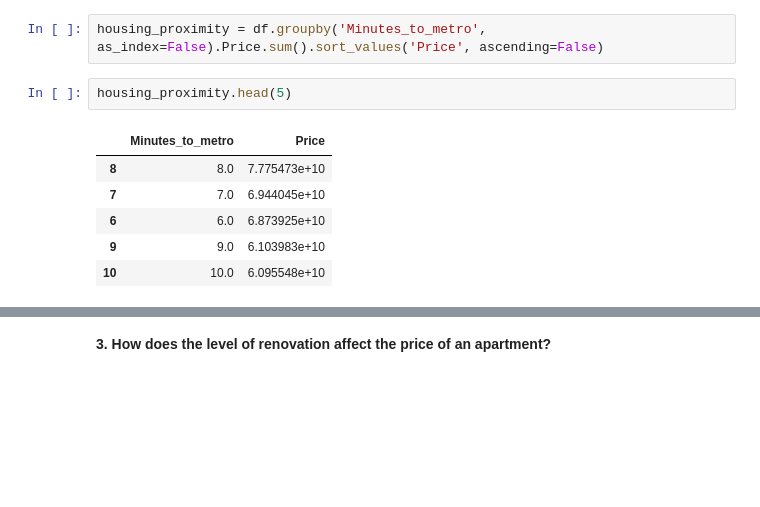
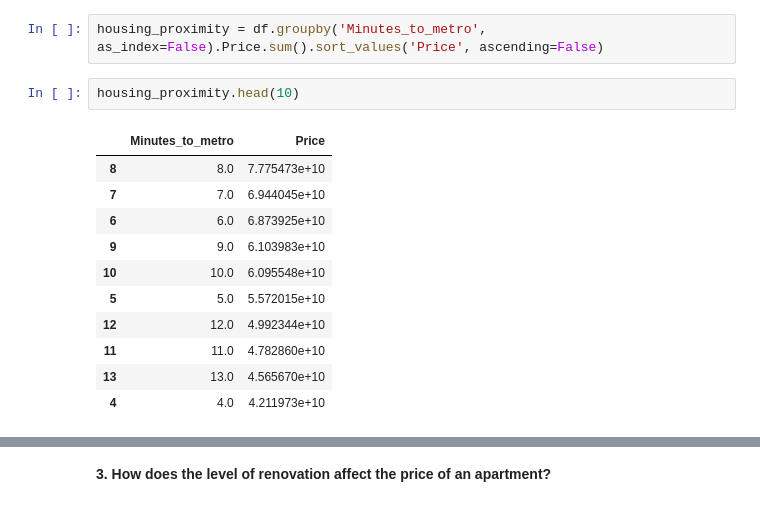
Before and after one commit to WhosArt/Moscow_housing_price, a Jupyter notebook: house_pricing/house_pricing.ipynb, the cells around one changed output, grey strips where cells are left out. Cells and saved outputs as stored; diff of their text form; blank space fills up the shorter version.

```diff
--- a/house_pricing/house_pricing.ipynb
+++ b/house_pricing/house_pricing.ipynb
@@ -290,11 +283,16 @@ New building: 9524
 # %%
 housing_proximity = df.groupby('Minutes_to_metro', as_index=False).Price.sum().sort_values('Price', ascending=False)
 # %%
-housing_proximity.head(5)
+housing_proximity.head(10)
 # %% [output]
 |  | Minutes_to_metro | Price |
 | 8 | 8.0 | 7.775473e+10 |
 | 7 | 7.0 | 6.944045e+10 |
 | 6 | 6.0 | 6.873925e+10 |
 | 9 | 9.0 | 6.103983e+10 |
 | 10 | 10.0 | 6.095548e+10 |
+| 5 | 5.0 | 5.572015e+10 |
+| 12 | 12.0 | 4.992344e+10 |
+| 11 | 11.0 | 4.782860e+10 |
+| 13 | 13.0 | 4.565670e+10 |
+| 4 | 4.0 | 4.211973e+10 |
```
Also changed, not shown: parts of 7 cells of this notebook.
